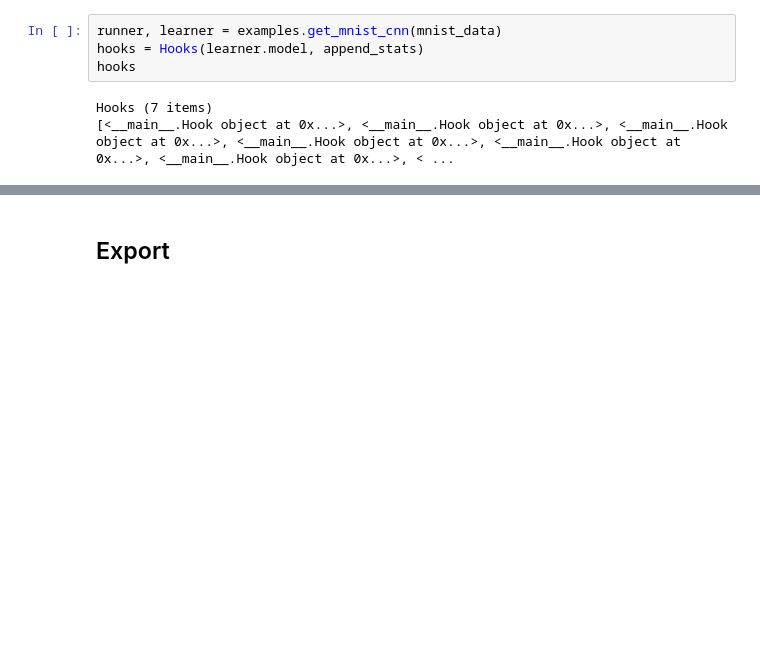
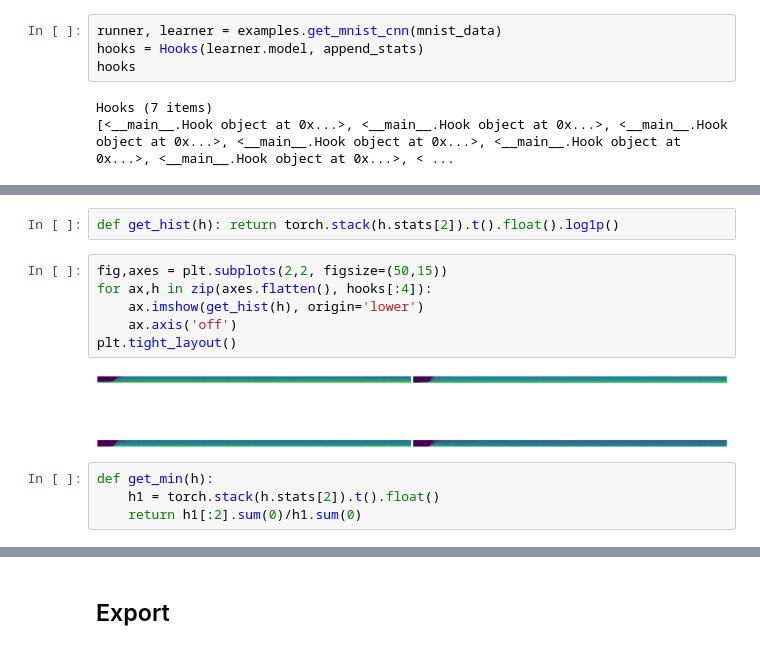
Before and after one commit to kuptservol/fastml, a Jupyter notebook: stats_dev.ipynb, the cells around one changed output, grey strips where cells are left out. Cells and saved outputs as stored; diff of their text form; blank space fills up the shorter version.

```diff
--- a/stats_dev.ipynb
+++ b/stats_dev.ipynb
@@ -119,0 +96,14 @@ valid: [0.10272777099609375, 97.05]
+# %%
+def get_hist(h): return torch.stack(h.stats[2]).t().float().log1p()
+# %%
+fig,axes = plt.subplots(2,2, figsize=(50,15))
+for ax,h in zip(axes.flatten(), hooks[:4]):
+    ax.imshow(get_hist(h), origin='lower')
+    ax.axis('off')
+plt.tight_layout()
+# %% [output]
+[figure, added]
+# %%
+def get_min(h):
+    h1 = torch.stack(h.stats[2]).t().float()
+    return h1[:2].sum(0)/h1.sum(0)
```
Also changed, not shown: parts of 5 cells of this notebook, 9 other files.
